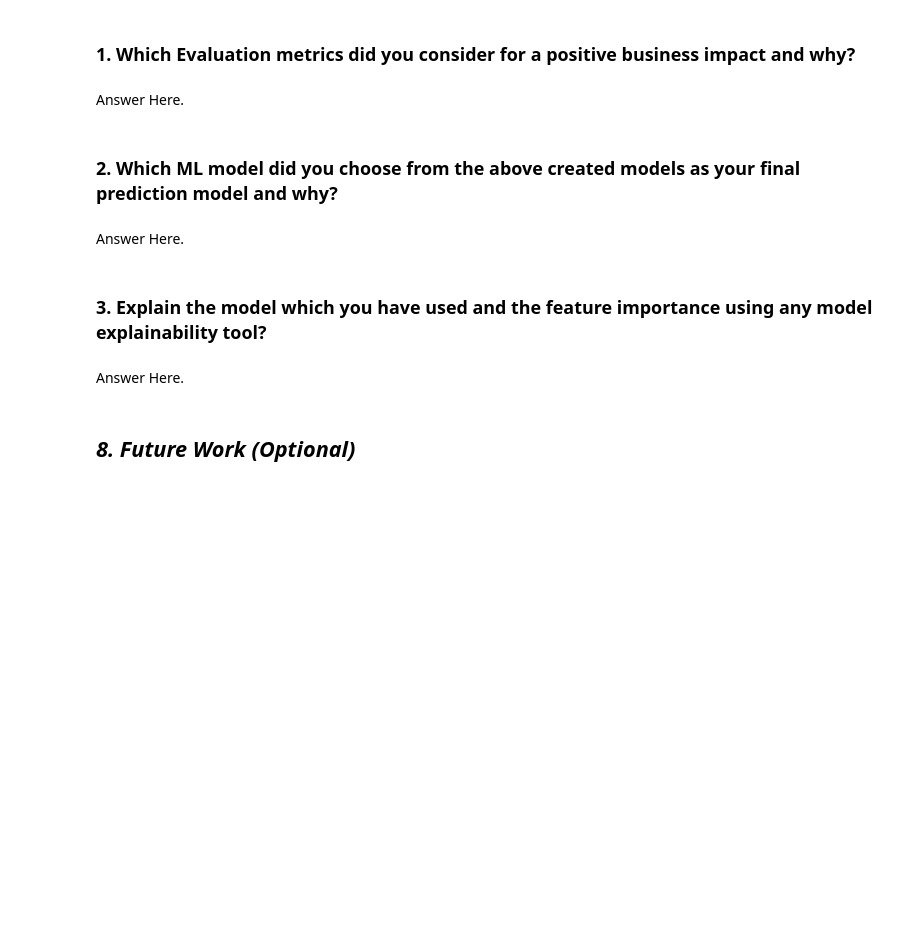
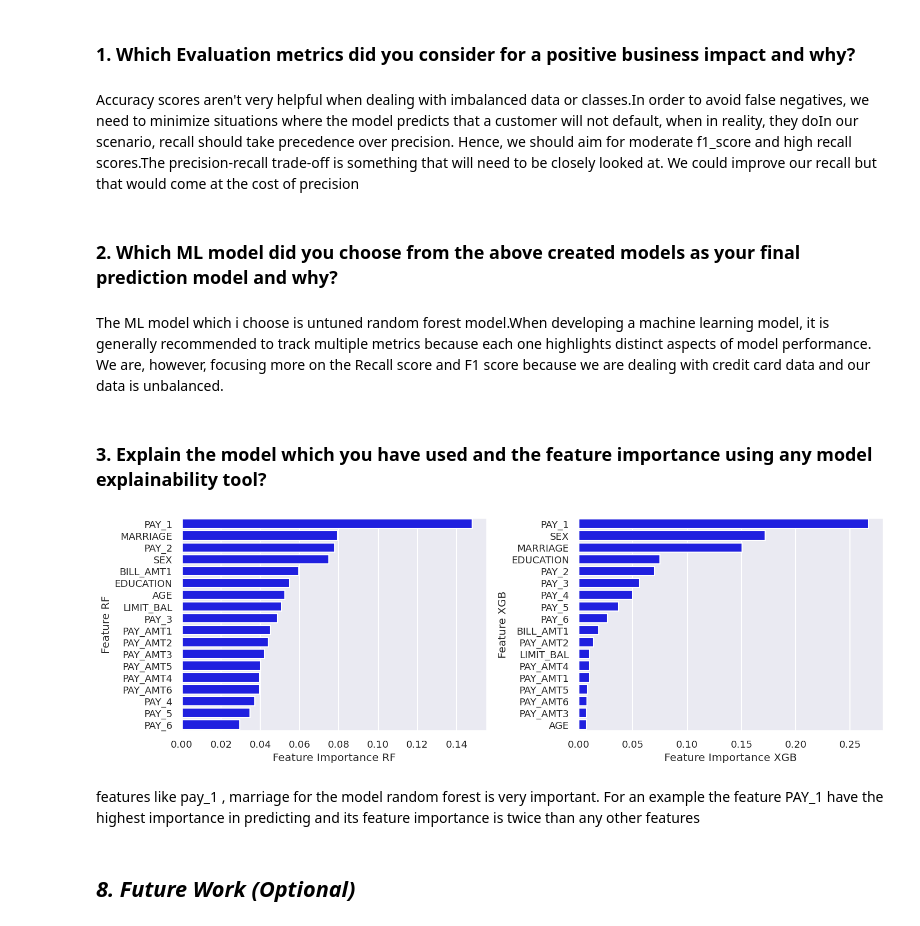
Before and after one commit to albin2122/Credit-Card-Default-Prediction, a Jupyter notebook: Credit_Card_Default_Prediction.ipynb, the cells around one changed output. Saved outputs shown, nothing was run; the diff lists cells and outputs as text; code cells hidden in the pictures; blank space fills up the shorter version.

```diff
--- a/Credit_Card_Default_Prediction.ipynb
+++ b/Credit_Card_Default_Prediction.ipynb
@@ -1995,15 +2246,49 @@ Answer Here.
 # %% [markdown]
 ### 1. Which Evaluation metrics did you consider for a positive business impact and why?
-# %% [markdown]
-Answer Here.
+# %% [markdown]
+ Accuracy scores aren't very helpful when dealing with imbalanced data or classes.In order to avoid false negatives, we need to minimize situations where the model predicts that a customer will not default, when in reality, they doIn our scenario, recall should take precedence over precision. Hence, we should aim for moderate f1_score and high recall scores.The precision-recall trade-off is something that will need to be closely looked at. We could improve our recall but that would come at the cost of precision
 # %% [markdown]
 ### 2. Which ML model did you choose from the above created models as your final prediction model and why?
-# %% [markdown]
-Answer Here.
+# %% [markdown]
+The ML model which i choose is untuned random forest model.When developing a machine learning model, it is generally recommended to track multiple metrics because each one highlights distinct aspects of model performance. We are, however, focusing more on the Recall score and F1 score because we are dealing with credit card data and our data is unbalanced.
 # %% [markdown]
 ### 3. Explain the model which you have used and the feature importance using any model explainability tool?
-# %% [markdown]
-Answer Here.
+# %%
+# feature importance (Random Forest)
+rf_importances = rf_model.feature_importances_
+
+#Creating a dictonary
+rf_importance_dict = {'Feature RF' : list(X.columns),
+                   'Feature Importance RF' : rf_importances}
+
+#Creating the dataframe
+rf_importance = pd.DataFrame(rf_importance_dict)
+rf_sorting_features = rf_importance.sort_values(by=['Feature Importance RF'],ascending=False)
+# %%
+# feature importance (XGB)
+xgb_importances = xgb_gridsearch.best_estimator_.feature_importances_
+
+#Creating a dictonary
+xgb_importance_dict = {'Feature XGB' : list(X.columns),
+                   'Feature Importance XGB' : xgb_importances}
+
+#Creating the dataframe
+xgb_importance = pd.DataFrame(xgb_importance_dict)
+xgb_sorting_features = xgb_importance.sort_values(by=['Feature Importance XGB'],ascending=False)
+# %%
+
+# plotting feature importance graph
+fig,ax = plt.subplots(1,2, figsize=(15,5))
+bar = sns.barplot(x='Feature Importance RF', y='Feature RF', data=rf_sorting_features, color='blue', ax=ax[0])
+bar = sns.barplot(x='Feature Importance XGB', y='Feature XGB', data=xgb_sorting_features, color='blue', ax=ax[1])
+
+
+plt.tight_layout()
+plt.show()
+# %% [output]
+[figure, added]
+# %% [markdown]
+features like pay_1 , marriage for the model random forest is very important. For an example the feature PAY_1 have the highest importance in predicting and its feature importance is twice than any other features
 # %% [markdown]
 ## ***8.*** ***Future Work (Optional)***
 # %% [markdown]
```
Also changed, not shown: parts of 47 cells of this notebook.
